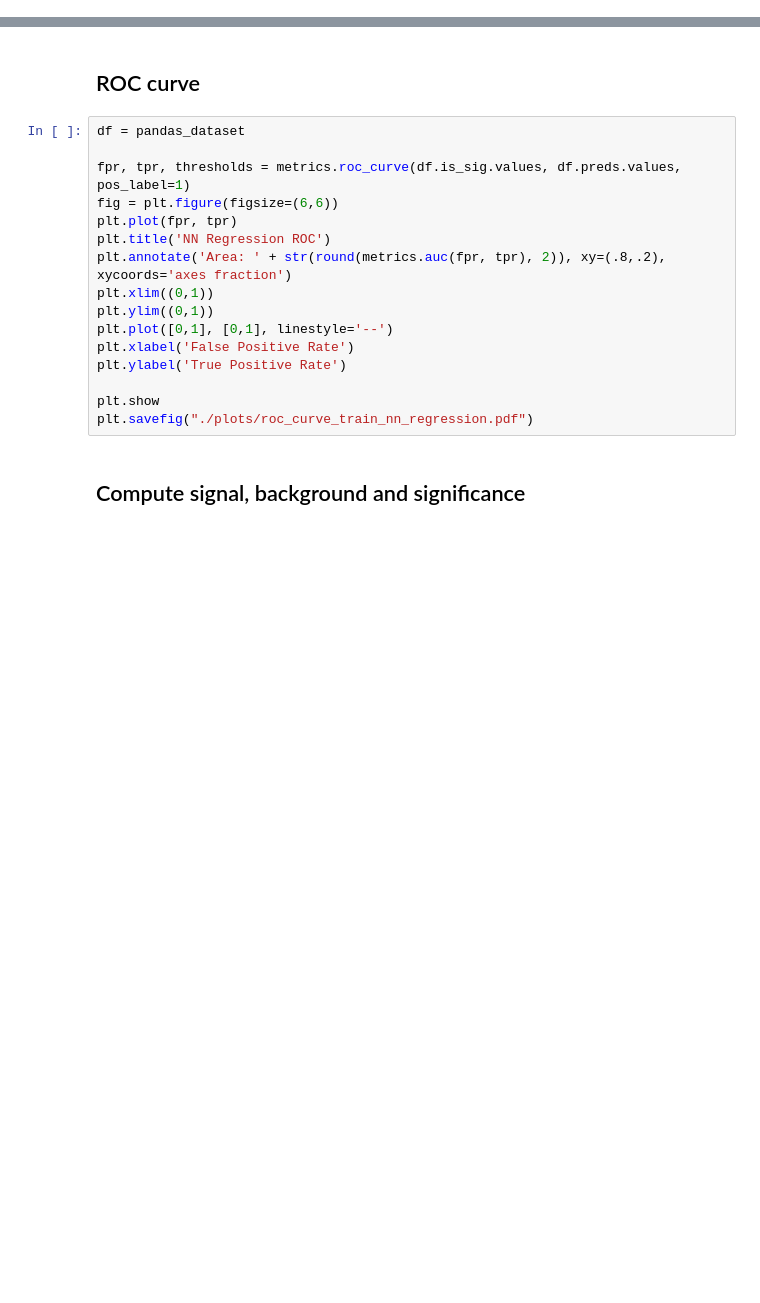
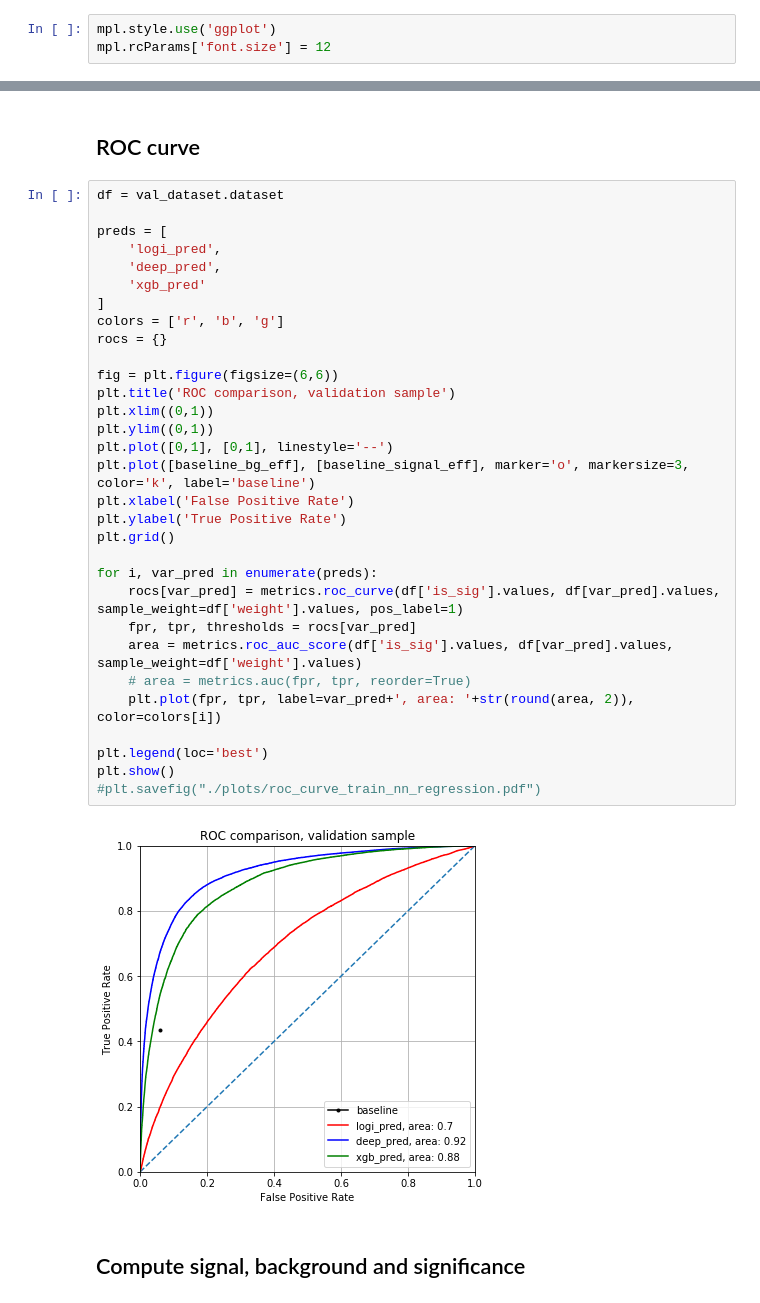
Before and after one commit to tongbaojia/cs281_mlphys, a Jupyter notebook: script/train_logistic_NN_pytorch.ipynb, the cells around one changed output, grey strips where cells are left out. Saved outputs shown, nothing was run; the diff lists cells and outputs as text; blank space fills up the shorter version.

```diff
--- a/script/train_logistic_NN_pytorch.ipynb
+++ b/script/train_logistic_NN_pytorch.ipynb
@@ -22,3 +26,6 @@ from torch.utils.data import Dataset, DataLoader
 import os
 from sys import argv
 import pdb
+# %%
+mpl.style.use('ggplot')
+mpl.rcParams['font.size'] = 12
@@ -196,21 +318,38 @@ pandas_dataset['preds'] = predicted_prob.data.numpy()[:,1]
 # %% [markdown]
 ## ROC curve
-# %%
-df = pandas_dataset
-
-fpr, tpr, thresholds = metrics.roc_curve(df.is_sig.values, df.preds.values, pos_label=1)
-fig = plt.figure(figsize=(6,6))
-plt.plot(fpr, tpr)
-plt.title('NN Regression ROC')
-plt.annotate('Area: ' + str(round(metrics.auc(fpr, tpr), 2)), xy=(.8,.2), xycoords='axes fraction')
-plt.xlim((0,1))
-plt.ylim((0,1))
-plt.plot([0,1], [0,1], linestyle='--')
-plt.xlabel('False Positive Rate')
-plt.ylabel('True Positive Rate')
-
-plt.show
-plt.savefig("./plots/roc_curve_train_nn_regression.pdf")
+# %%
+df = val_dataset.dataset
+
+preds = [
+    'logi_pred',
+    'deep_pred',
+    'xgb_pred'
+]
+colors = ['r', 'b', 'g']
+rocs = {}
+
+fig = plt.figure(figsize=(6,6))
+plt.title('ROC comparison, validation sample')
+plt.xlim((0,1))
+plt.ylim((0,1))
+plt.plot([0,1], [0,1], linestyle='--')
+plt.plot([baseline_bg_eff], [baseline_signal_eff], marker='o', markersize=3, color='k', label='baseline')
+plt.xlabel('False Positive Rate')
+plt.ylabel('True Positive Rate')
+plt.grid()
+
+for i, var_pred in enumerate(preds):
+    rocs[var_pred] = metrics.roc_curve(df['is_sig'].values, df[var_pred].values, sample_weight=df['weight'].values, pos_label=1)
+    fpr, tpr, thresholds = rocs[var_pred]
+    area = metrics.roc_auc_score(df['is_sig'].values, df[var_pred].values, sample_weight=df['weight'].values)
+    # area = metrics.auc(fpr, tpr, reorder=True)
+    plt.plot(fpr, tpr, label=var_pred+', area: '+str(round(area, 2)), color=colors[i])
+
+plt.legend(loc='best')
+plt.show()
+#plt.savefig("./plots/roc_curve_train_nn_regression.pdf")
+# %% [output]
+[figure, added]
 # %% [markdown]
 ## Compute signal, background and significance
 # %%
```
Also changed, not shown: parts of 43 cells of this notebook, 1 other file.
